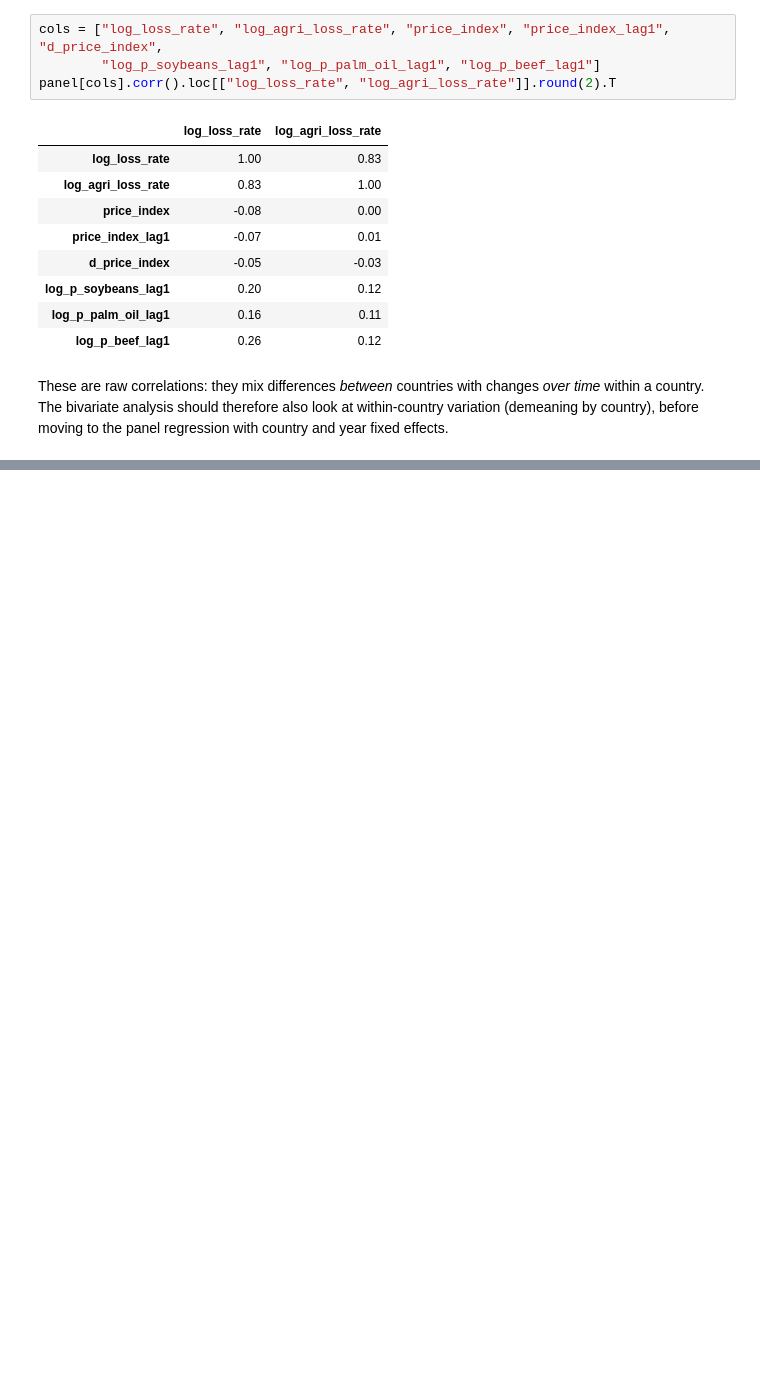
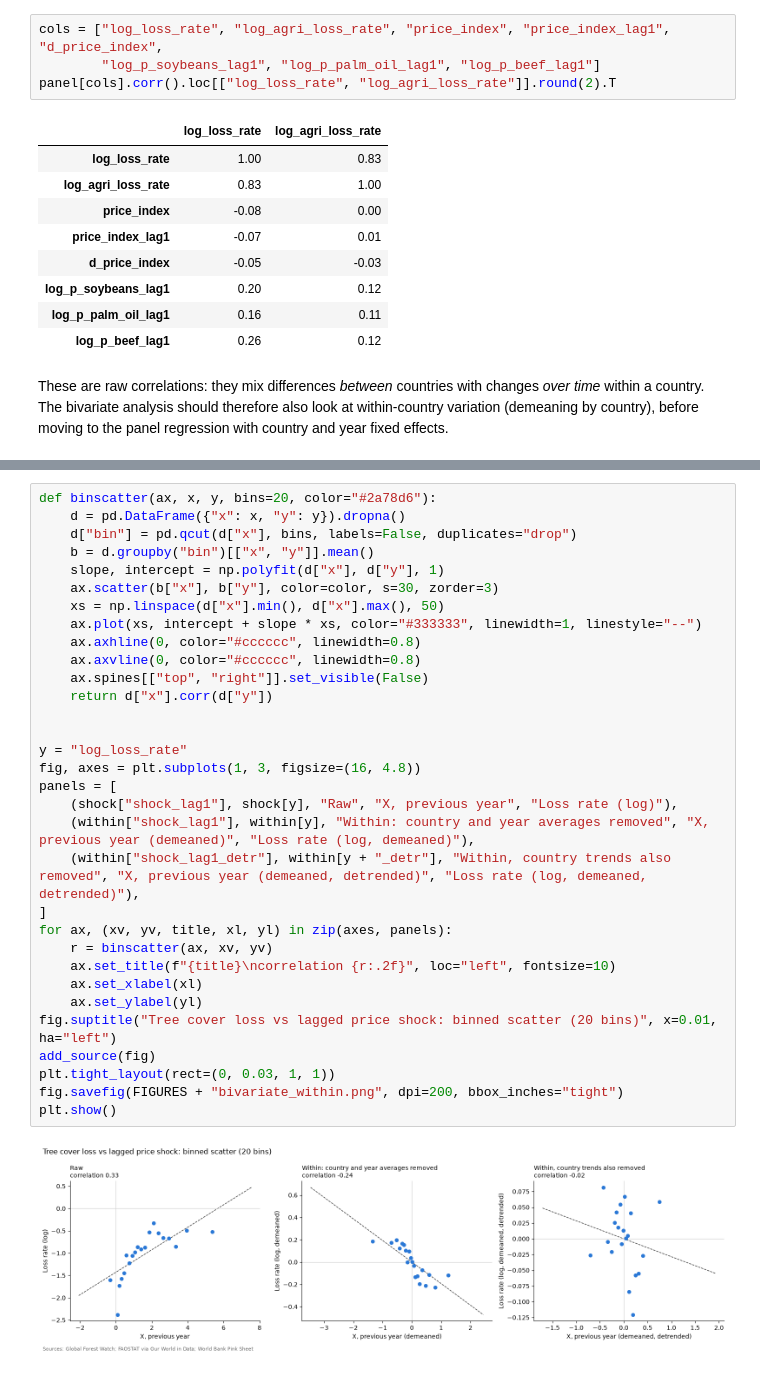
Before and after one commit to AndrewEberhardt/DataScienceProject, a Jupyter notebook: notebooks/2-Bivariate-Data.ipynb, the cells around one changed output, grey strips where cells are left out. Drawn from its saved outputs; the diff is of its cells as text; blank space fills up the shorter version.

```diff
--- a/notebooks/2-Bivariate-Data.ipynb
+++ b/notebooks/2-Bivariate-Data.ipynb
@@ -243,0 +353,34 @@ The bivariate analysis should therefore also look at within-country variation (d
+# %%
+def binscatter(ax, x, y, bins=20, color="#2a78d6"):
+    d = pd.DataFrame({"x": x, "y": y}).dropna()
+    d["bin"] = pd.qcut(d["x"], bins, labels=False, duplicates="drop")
+    b = d.groupby("bin")[["x", "y"]].mean()
+    slope, intercept = np.polyfit(d["x"], d["y"], 1)
+    ax.scatter(b["x"], b["y"], color=color, s=30, zorder=3)
+    xs = np.linspace(d["x"].min(), d["x"].max(), 50)
+    ax.plot(xs, intercept + slope * xs, color="#333333", linewidth=1, linestyle="--")
+    ax.axhline(0, color="#cccccc", linewidth=0.8)
+    ax.axvline(0, color="#cccccc", linewidth=0.8)
+    ax.spines[["top", "right"]].set_visible(False)
+    return d["x"].corr(d["y"])
+
+
+y = "log_loss_rate"
+fig, axes = plt.subplots(1, 3, figsize=(16, 4.8))
+panels = [
+    (shock["shock_lag1"], shock[y], "Raw", "X, previous year", "Loss rate (log)"),
+    (within["shock_lag1"], within[y], "Within: country and year averages removed", "X, previous year (demeaned)", "Loss rate (log, demeaned)"),
+    (within["shock_lag1_detr"], within[y + "_detr"], "Within, country trends also removed", "X, previous year (demeaned, detrended)", "Loss rate (log, demeaned, detrended)"),
+]
+for ax, (xv, yv, title, xl, yl) in zip(axes, panels):
+    r = binscatter(ax, xv, yv)
+    ax.set_title(f"{title}\ncorrelation {r:.2f}", loc="left", fontsize=10)
+    ax.set_xlabel(xl)
+    ax.set_ylabel(yl)
+fig.suptitle("Tree cover loss vs lagged price shock: binned scatter (20 bins)", x=0.01, ha="left")
+add_source(fig)
+plt.tight_layout(rect=(0, 0.03, 1, 1))
+fig.savefig(FIGURES + "bivariate_within.png", dpi=200, bbox_inches="tight")
+plt.show()
+# %% [output]
+[figure, added]
```
Also changed, not shown: parts of 18 cells of this notebook, 7 other files.
